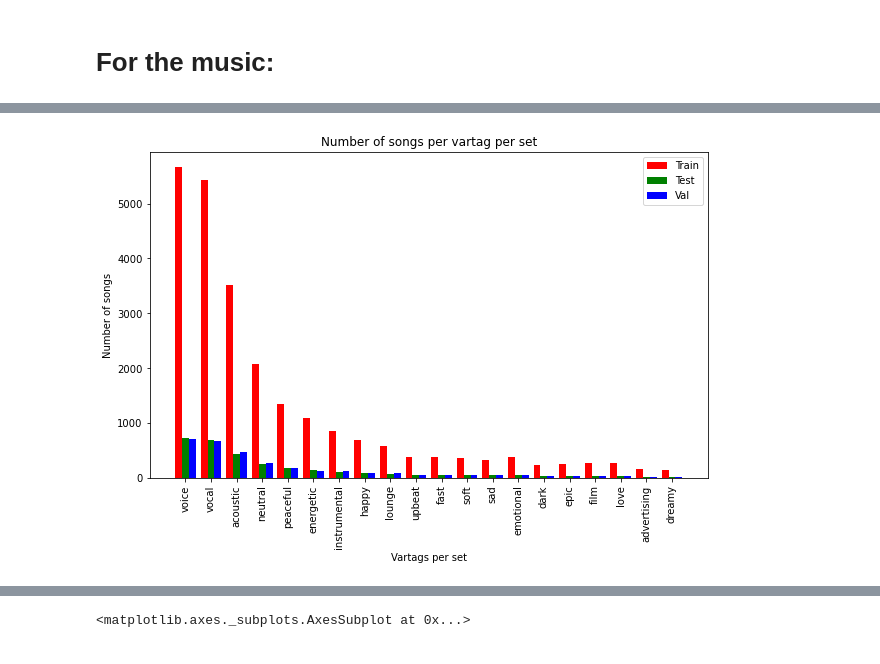
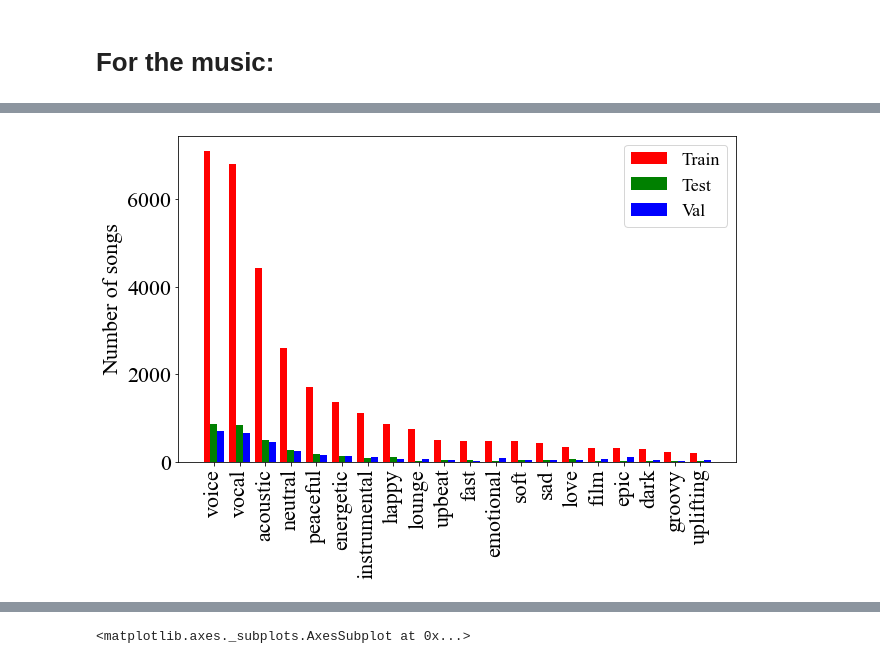
Before and after one commit to nschmidtg/Podcastmix, a Jupyter notebook: PodcastMix_audio_features.ipynb, the cells around one changed output, grey strips where cells are left out. Cells and saved outputs as stored; diff of their text form; code cells hidden in the pictures.

```diff
--- a/PodcastMix_audio_features.ipynb
+++ b/PodcastMix_audio_features.ipynb
@@ -214,10 +307,10 @@ pd.crosstab(data.speaker_age, data.subset).plot(kind="bar")
 # %%
 # load music
-train_data = pd.read_csv('podcastmix/metadata/train/music.csv')
+train_data = pd.read_csv('podcastmix/podcastmix-synth/metadata/train/music.csv')
 train_data['subset'] = 'train'
-val_data = pd.read_csv('podcastmix/metadata/val/music.csv')
+val_data = pd.read_csv('podcastmix/podcastmix-synth/metadata/val/music.csv')
 val_data['subset'] = 'val'
-test_data = pd.read_csv('podcastmix/metadata/test/music.csv')
+test_data = pd.read_csv('podcastmix/podcastmix-synth/metadata/test/music.csv')
 test_data['subset'] = 'test'
 data_csv = pd.concat([train_data, val_data, test_data], ignore_index = True)
 data_csv.head()
@@ -311,16 +420,16 @@ for i in range(len(data_csv)):
     genres = tags['genres']
     vartags = tags['vartags']
     for genre in genres:
-        if genre not in genres_count:
-            genres_count[genre] = 1
+        if genre not in genres_train_count:
+            genres_train_count[genre] = 1
         else:
-            genres_count[genre] += 1
+            genres_train_count[genre] += 1
     for vartag in vartags:
-        if vartag not in vartags_count:
-            vartags_count[vartag] = 1
+        if vartag not in vartags_train_count:
+            vartags_train_count[vartag] = 1
         else:
-            vartags_count[vartag] += 1
+            vartags_train_count[vartag] += 1
 
-print(genres_count)
-print(vartags_count)
+print(genres_train_count)
+print(vartags_train_count)
 # %% [output]
@@ -336,7 +445,7 @@ sorted_train_vartags = dict( sorted(vartags_train_count.items(), key=operator.it
 sorted_val_genres = dict( sorted(genres_val_count.items(), key=operator.itemgetter(1),reverse=True))
 sorted_val_vartags = dict( sorted(vartags_val_count.items(), key=operator.itemgetter(1),reverse=True))
 # %%
-x = list(sorted_test_genres.keys())[0:20]
+x = list(sorted_train_genres.keys())[0:20]
 p = [sorted_train_genres[key] for key in x]
 q = [sorted_test_genres[key] for key in x]
 r = [sorted_val_genres[key] for key in x]
@@ -401,40 +487,43 @@ plt.show()
 # %%
-x = list(sorted_test_vartags.keys())[0:20]
+x = list(sorted_train_vartags.keys())[0:20]
 p = [sorted_train_vartags[key] for key in x]
 q = [sorted_test_vartags[key] for key in x]
 r = [sorted_val_vartags[key] for key in x]
 # %%
 N = 20
 ind = np.arange(N)  # the x locations for the groups
 width = 0.27       # the width of the bars
 
 fig = plt.figure(figsize=(10,6))
 ax = fig.add_subplot(111)
 
 yvals = p
 rects1 = ax.bar(ind, yvals, width, color='r')
 zvals = q
 rects2 = ax.bar(ind+width, zvals, width, color='g')
 kvals = r
 rects3 = ax.bar(ind+width*2, kvals, width, color='b')
 
-ax.set_title('Number of songs per vartag per set')
-ax.set_ylabel('Number of songs')
-ax.set_xlabel('Vartags per set')
+# ax.set_title('Number of songs per vartag per set')
+ax.set_ylabel('Number of songs', fontsize=22)
+# ax.set_xlabel('Vartags per set')
 ax.set_xticks(ind+width)
 ax.set_xticklabels( (x) )
-ax.legend( (rects1[0], rects2[0], rects3[0]), ('Train', 'Test', 'Val') )
+ax.legend( (rects1[0], rects2[0], rects3[0]), ('Train', 'Test', 'Val'),prop={"size":18} )
 
 def autolabel(rects):
     for rect in rects:
         h = rect.get_height()
         ax.text(rect.get_x()+rect.get_width()/2., 1.05*h, '%d'%int(h),
                 ha='center', va='bottom')
 
 #autolabel(rects1)
 #autolabel(rects2)
 #autolabel(rects3)
 plt.xticks(rotation='vertical')
+plt.rcParams['font.size'] = '22'
+plt.rcParams['font.family'] = 'Serif'
+plt.rcParams['font.serif'] = 'Times New Roman'
 plt.show()
 # %% [output]
-[figure, old version]
+[figure, new version]
```
Also changed, not shown: parts of 45 cells of this notebook, 1 other file.
